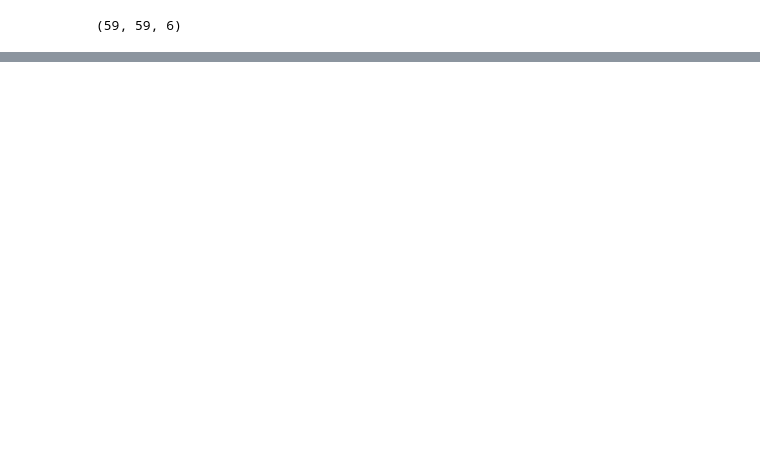
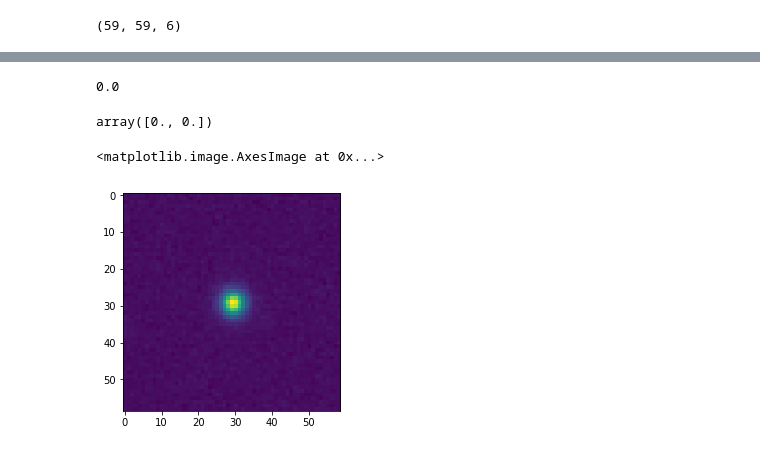
Before and after one commit to astrodeepnet/debvader, a Jupyter notebook: Untitled.ipynb, the cells around one changed output, grey strips where cells are left out. Cells and saved outputs as stored; diff of their text form; code cells hidden in the pictures; blank space fills up the shorter version.

```diff
--- a/Untitled.ipynb
+++ b/Untitled.ipynb
@@ -109,0 +138,13 @@ opt = optimize.minimize(fun,(0,0),args=(test_images[6],output[6]), bounds=bnds)
+# %%
+np.max(list_x)
+# %% [output]
+0.0
+# %%
+opt.x
+# %% [output]
+array([0., 0.])
+# %%
+plt.imshow(test_images[7,:,:,2])
+# %% [output]
+<matplotlib.image.AxesImage at 0x...>
+[figure, added]
```
Also changed, not shown: parts of 21 cells of this notebook, 1 other file.
